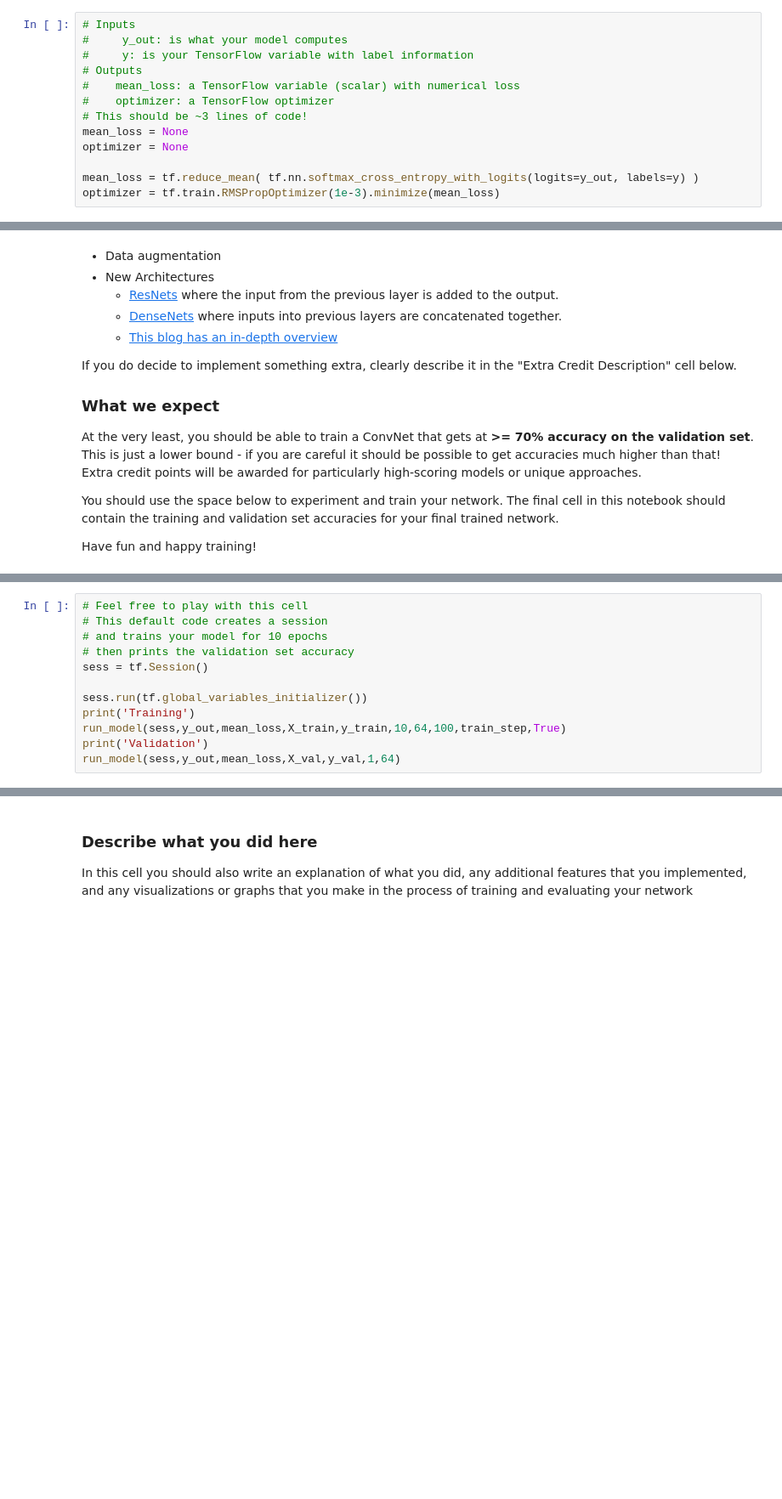
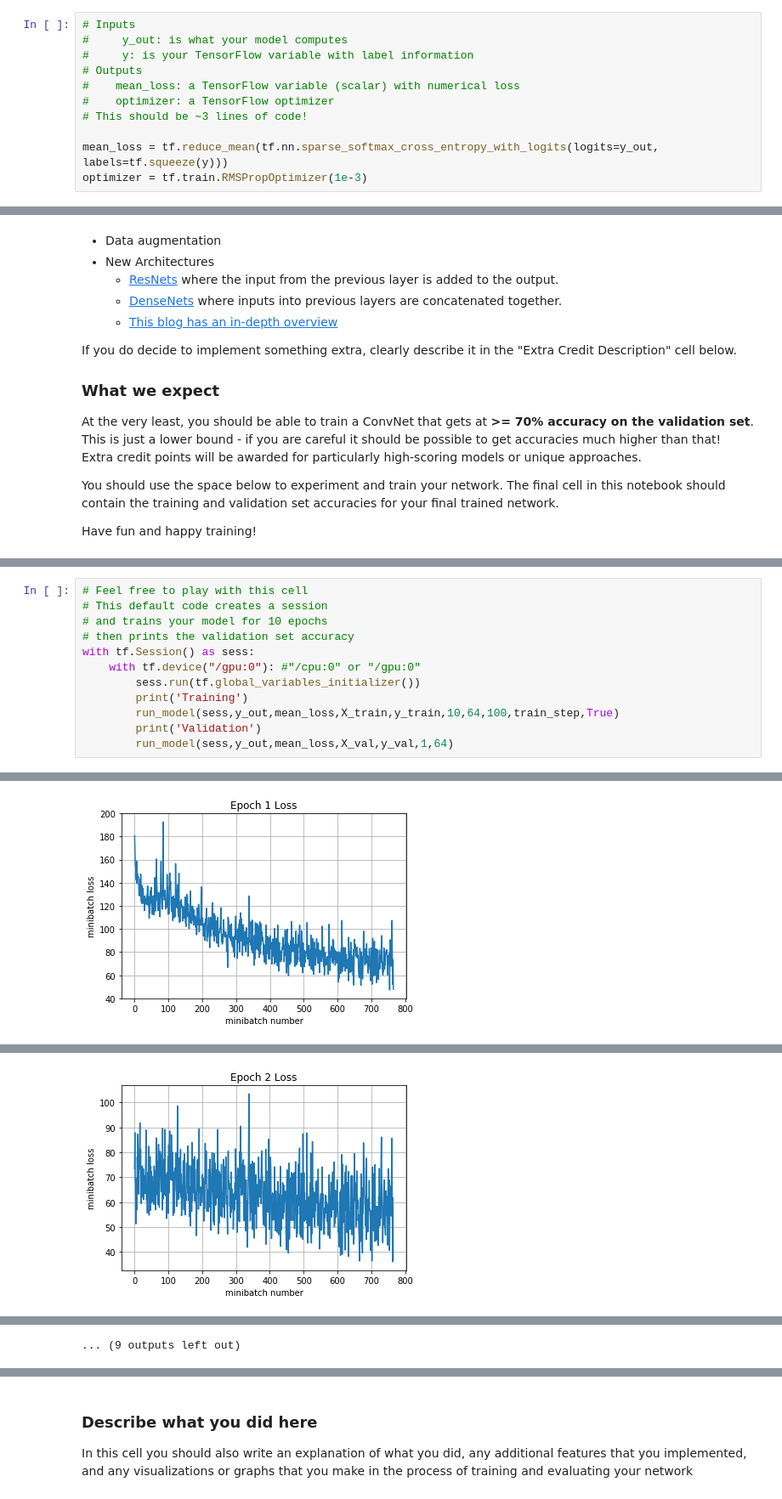
Before and after one commit to yesyzq/COMP4901J, a Jupyter notebook: assignment2/TensorFlow.ipynb, the cells around one changed output, grey strips where cells are left out. Shown: that part at 85% size. Drawn from its saved outputs; the diff is of its cells as text; blank space fills up the shorter version.

```diff
--- a/assignment2/TensorFlow.ipynb
+++ b/assignment2/TensorFlow.ipynb
@@ -315,11 +352,9 @@ First, set up an **RMSprop optimizer** (using a 1e-3 learning rate) and a **cros
 #    mean_loss: a TensorFlow variable (scalar) with numerical loss
 #    optimizer: a TensorFlow optimizer
 # This should be ~3 lines of code!
-mean_loss = None
-optimizer = None
 
-mean_loss = tf.reduce_mean( tf.nn.softmax_cross_entropy_with_logits(logits=y_out, labels=y) )
-optimizer = tf.train.RMSPropOptimizer(1e-3).minimize(mean_loss)
+mean_loss = tf.reduce_mean(tf.nn.sparse_softmax_cross_entropy_with_logits(logits=y_out, labels=tf.squeeze(y)))
+optimizer = tf.train.RMSPropOptimizer(1e-3)
 # %%
 # batch normalization in tensorflow requires this extra dependency
 extra_update_ops = tf.get_collection(tf.GraphKeys.UPDATE_OPS)
@@ -416,10 +555,11 @@ with tf.control_dependencies(extra_update_ops):
 # This default code creates a session
 # and trains your model for 10 epochs
 # then prints the validation set accuracy
-sess = tf.Session()
-
-sess.run(tf.global_variables_initializer())
-print('Training')
-run_model(sess,y_out,mean_loss,X_train,y_train,10,64,100,train_step,True)
-print('Validation')
-run_model(sess,y_out,mean_loss,X_val,y_val,1,64)
+with tf.Session() as sess:
+    with tf.device("/gpu:0"): #"/cpu:0" or "/gpu:0"
+        sess.run(tf.global_variables_initializer())
+        print('Training')
+        run_model(sess,y_out,mean_loss,X_train,y_train,10,64,100,train_step,True)
+        print('Validation')
+        run_model(sess,y_out,mean_loss,X_val,y_val,1,64)
+# %% [output]
@@ -425,0 +576 @@ run_model(sess,y_out,mean_loss,X_val,y_val,1,64)
+[figure, added]
@@ -425,0 +586 @@ run_model(sess,y_out,mean_loss,X_val,y_val,1,64)
+[figure, added]
@@ -426,3 +625,4 @@ run_model(sess,y_out,mean_loss,X_val,y_val,1,64)
+... (9 outputs left out)
 # %%
 # Test your model here, and make sure
 # the output of this cell is the accuracy
```
Also changed, not shown: parts of 11 cells of this notebook.
